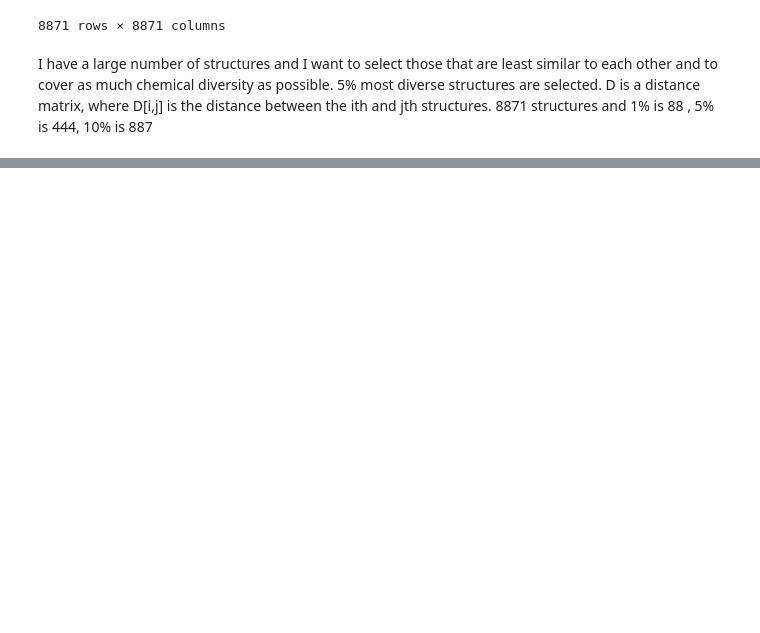
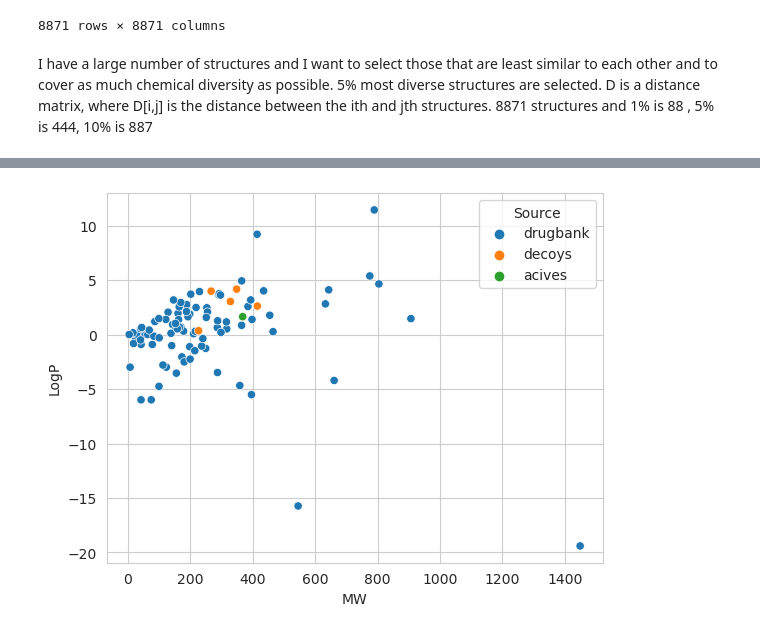
Before and after one commit to lich-uct/cdd2023, a Jupyter notebook: fulopj/jp_ntb/cdd_8.ipynb, the cells around one changed output, grey strips where cells are left out. Saved outputs shown, nothing was run; the diff lists cells and outputs as text; code cells hidden in the pictures; blank space fills up the shorter version.

```diff
--- a/fulopj/jp_ntb/cdd_8.ipynb
+++ b/fulopj/jp_ntb/cdd_8.ipynb
@@ -225,0 +309,3 @@ df_most_diverse
+# %%
+# indexes back to original structures with MW and LogP
+df_picked = df.iloc[picked]
@@ -225,0 +326,6 @@ df_most_diverse
+# %%
+# show also if they are picked using df_picked bu distinguish between picked and not picked
+sns.scatterplot(x='MW', y='LogP', hue='Source', data=df_picked)
+plt.show()
+# %% [output]
+[figure, added]
```
Also changed, not shown: parts of 17 cells of this notebook, 1 other file.
